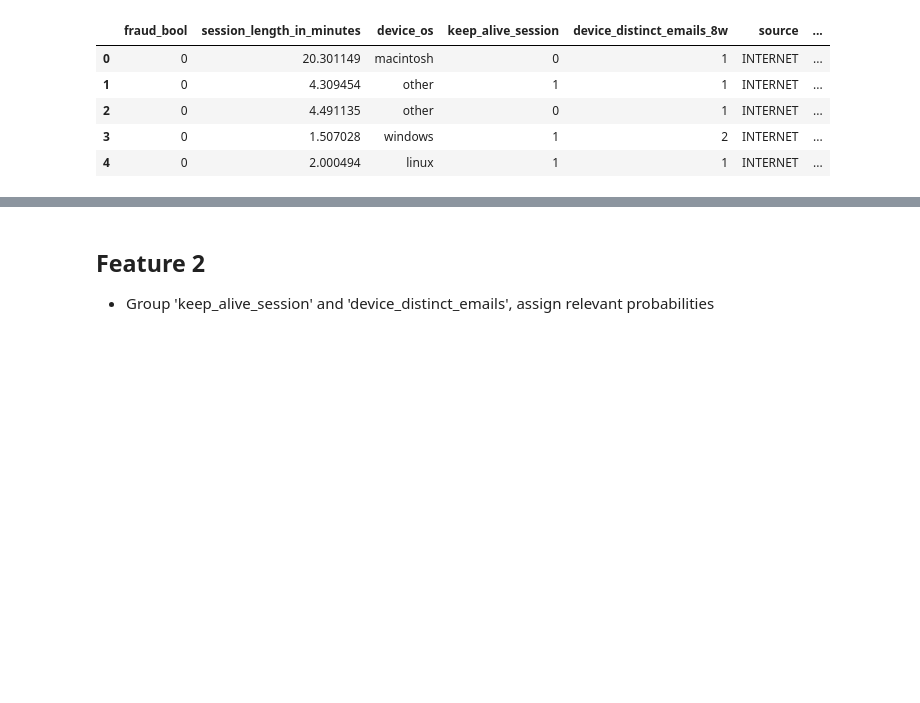
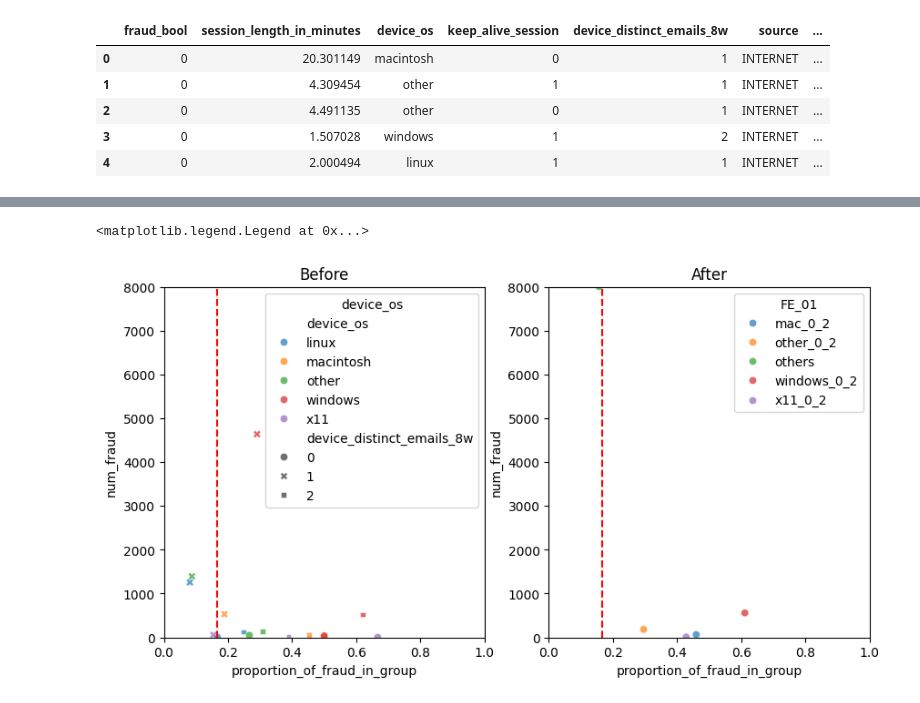
Before and after one commit to kclzl-nus/Detect-Fraudulent-Bank-Accounts, a Jupyter notebook: notebooks/2.0-kclzl-hyp-device-activity.ipynb, the cells around one changed output, grey strips where cells are left out. Cells and saved outputs as stored; diff of their text form; code cells hidden in the pictures; blank space fills up the shorter version.

```diff
--- a/notebooks/2.0-kclzl-hyp-device-activity.ipynb
+++ b/notebooks/2.0-kclzl-hyp-device-activity.ipynb
@@ -164,16 +170,11 @@ for i, col in enumerate(device_activity_df.columns[1:]):
 * `device_os`, `keep_alive_session`, `device_distinct_emails_8w`, `source`, `foreign_request` all does not have a similar ratio.
 * Undersampled ratio is 1:5, thus, if a categorical column does not influence whether or not the bank application is fraud, then we would expect the ratio to be also 1:5. Thus, any deviation from this is a sign there might be some form of fraud pattern that we can leverage on.
 # %%
-# chance device_distinct_emails_8w to category
-device_activity_df['device_distinct_emails_8w'] = device_activity_df['device_distinct_emails_8w'].astype('category')
-
 # check proportion of fraud vs non-fraud within each category
 categorical_columns = ['fraud_bool', 'device_os', 'keep_alive_session', 'source', 'foreign_request', 'device_distinct_emails_8w']
 device_activity_df_cat = device_activity_df[categorical_columns]
 
 # caluclate proportion of fraud vs non-fraud for each category
-# for each column, calculate the proportion of fraud vs non-fraud, store in dataframe
-# there are 4 columns, 'column_name', 'category', 'fraud', 'non_fraud'
 fraud_proportion = pd.DataFrame(columns=['column_name', 'category', 'fraud', 'non_fraud'])
 for col in device_activity_df_cat.columns[1:]:
     for cat in device_activity_df_cat[col].unique():
@@ -186,11 +187,6 @@ for col in device_activity_df_cat.columns[1:]:
 # print table
 print(fraud_proportion)
 
-# a stacked barplot the proportion of fraud vs non-fraud for each category
-# each column is labeled column_name + _ + category
-# fraud is in red, non-fraud is in blue
-# the y-axis is the proportion
-# x-axis tilt by 45 degrees
 plt.figure(figsize=(5, 5))
 sns.barplot(data=fraud_proportion, x='column_name', y='fraud', hue='category', alpha=0.7)
 plt.axhline(y=1/6, color='r', linestyle='--')
@@ -302,5 +276,5 @@ plt.ylim(0, 6000)
 # %%
-# split device_activity_df into 5 groups by these conditions
+# feature engineering code for feature 1
 group01 = device_activity_df[(device_activity_df['device_os'] == 'windows') & (device_activity_df['device_distinct_emails_8w'].isin([0, 2]))]
 group02 = device_activity_df[(device_activity_df['device_os'] == 'macintosh') & (device_activity_df['device_distinct_emails_8w'].isin([0, 2]))]
 group03 = device_activity_df[(device_activity_df['device_os'] == 'x11') & (device_activity_df['device_distinct_emails_8w'].isin([0, 2]))]
@@ -309,7 +283,7 @@ group04 = device_activity_df[(device_activity_df['device_os'] == 'other') & (dev
 group05 = device_activity_df[~device_activity_df.index.isin(group01.index) & ~device_activity_df.index.isin(group02.index) & ~device_activity_df.index.isin(group03.index) & ~device_activity_df.index.isin(group04.index)]
 
 # combine into 1 dataframe, add label to that dataframe, label each group 'A', 'B', 'C', 'D', 'E', all in new column 'FE_01'
-group01['FE_01'] = 'A'; group02['FE_01'] = 'B'; group03['FE_01'] = 'C'; group04['FE_01'] = 'D'; group05['FE_01'] = 'E'
+group01['FE_01'] = 'windows_0_2'; group02['FE_01'] = 'mac_0_2'; group03['FE_01'] = 'x11_0_2'; group04['FE_01'] = 'other_0_2'; group05['FE_01'] = 'others'
 device_activity_df = pd.concat([group01, group02, group03, group04, group05])
 
 # change 'FE_01' to category
@@ -341,7 +327,3 @@ See the caveats in the documentation: https://pandas.pydata.org/pandas-docs/stab
 | 105 | 0 | 19.697471 | windows | 0 | 2 | INTERNET | ... |
 | 128 | 0 | 4.508612 | windows | 0 | 0 | INTERNET | ... |
 | 151 | 1 | 30.256072 | windows | 0 | 2 | INTERNET | ... |
-# %% [markdown]
-## Feature 2
-
-* Group 'keep_alive_session' and 'device_distinct_emails', assign relevant probabilities
@@ -365,0 +330,23 @@ plt.ylim(0, 4000)
+# %%
+# plot before and after distribution of 'FE_01'
+before_table = device_activity_df.groupby(['device_os', 'device_distinct_emails_8w']).apply(getFraudInfo).reset_index()
+after_table = device_activity_df.groupby('FE_01').apply(getFraudInfo).reset_index()
+
+# plot 2 tables side by side, add title, lables, legend
+fig, axs = plt.subplots(1, 2, figsize=(10, 5))
+sns.scatterplot(data=before_table, x='proportion_of_fraud_in_group', y='num_fraud', hue='device_os', style='device_distinct_emails_8w', alpha=0.7, ax=axs[0])
+sns.scatterplot(data=after_table, x='proportion_of_fraud_in_group', y='num_fraud', hue='FE_01', alpha=0.7, ax=axs[1])
+axs[0].axvline(x=1/6, color='r', linestyle='--')
+axs[1].axvline(x=1/6, color='r', linestyle='--')
+axs[0].set_title('Before')
+axs[1].set_title('After')
+axs[0].set_xlim(0, 1)
+axs[1].set_xlim(0, 1)
+axs[0].set_ylim(0, 8000)
+axs[1].set_ylim(0, 8000)
+# scale size of legend down and put top-right corner
+axs[0].legend(loc='upper right', bbox_to_anchor=(1, 1), title='device_os')
+axs[1].legend(loc='upper right', bbox_to_anchor=(1, 1), title='FE_01')
+# %% [output]
+<matplotlib.legend.Legend at 0x...>
+[figure, added]
```
Also changed, not shown: parts of 38 cells of this notebook.
